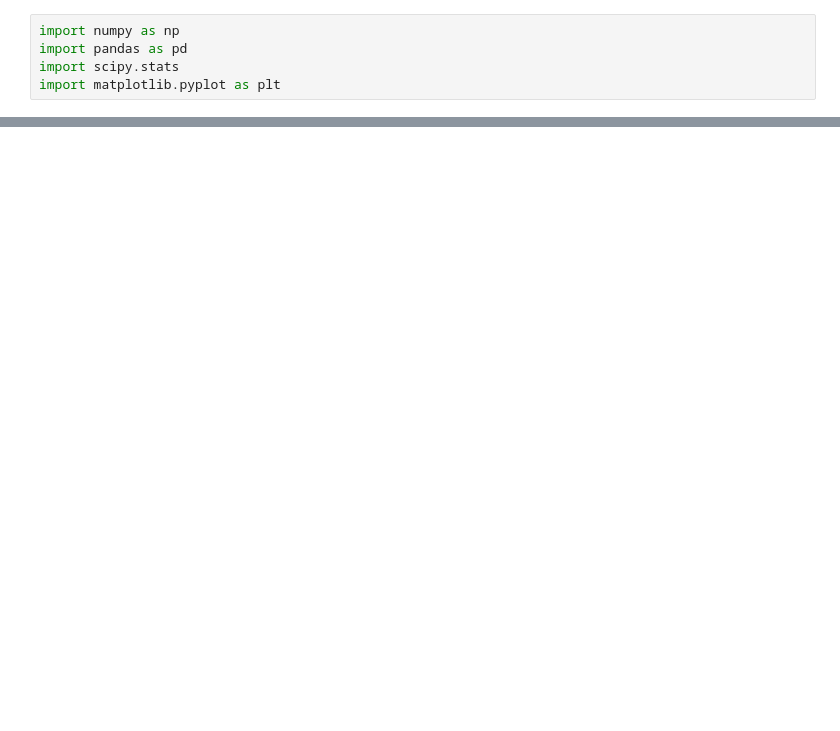
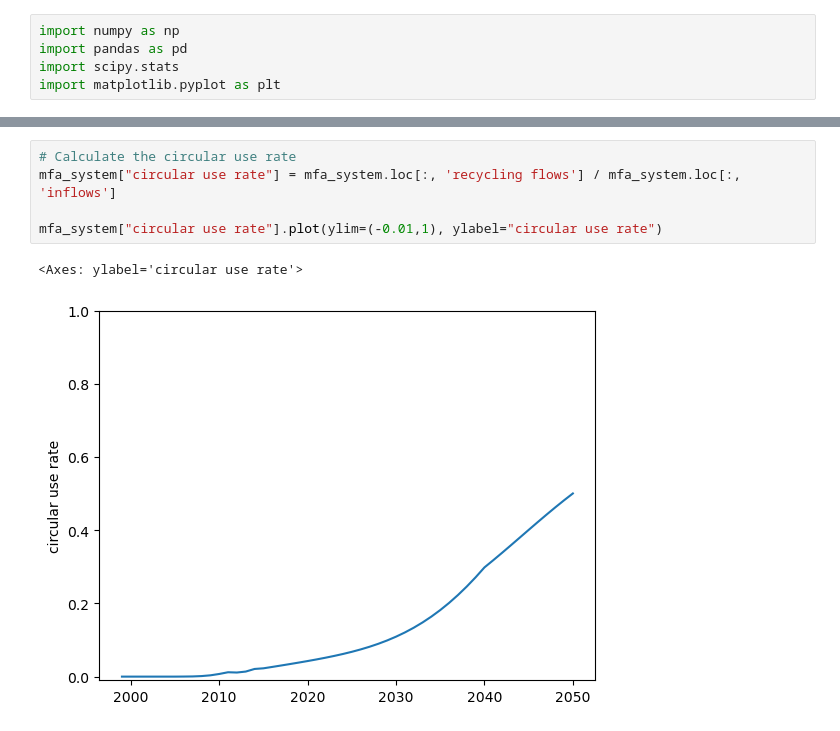
Before and after one commit to TomerFishman/RAPID-MFA, a Jupyter notebook: RAPID-MFA notebooks/07_recycling.ipynb, the cells around one changed output, grey strips where cells are left out. Drawn from its saved outputs; the diff is of its cells as text; blank space fills up the shorter version.

```diff
--- a/RAPID-MFA notebooks/07_recycling.ipynb
+++ b/RAPID-MFA notebooks/07_recycling.ipynb
@@ -196,0 +311,8 @@ mfa_system_recycling.loc[:, 'virgin inflows avoided'].plot(ylabel='kg',
+# %%
+# Calculate the circular use rate
+mfa_system["circular use rate"] = mfa_system.loc[:, 'recycling flows'] / mfa_system.loc[:, 'inflows']
+
+mfa_system["circular use rate"].plot(ylim=(-0.01,1), ylabel="circular use rate")
+# %% [output]
+<Axes: ylabel='circular use rate'>
+[figure, added]
```
Also changed, not shown: parts of 31 cells of this notebook, 3 other files.
